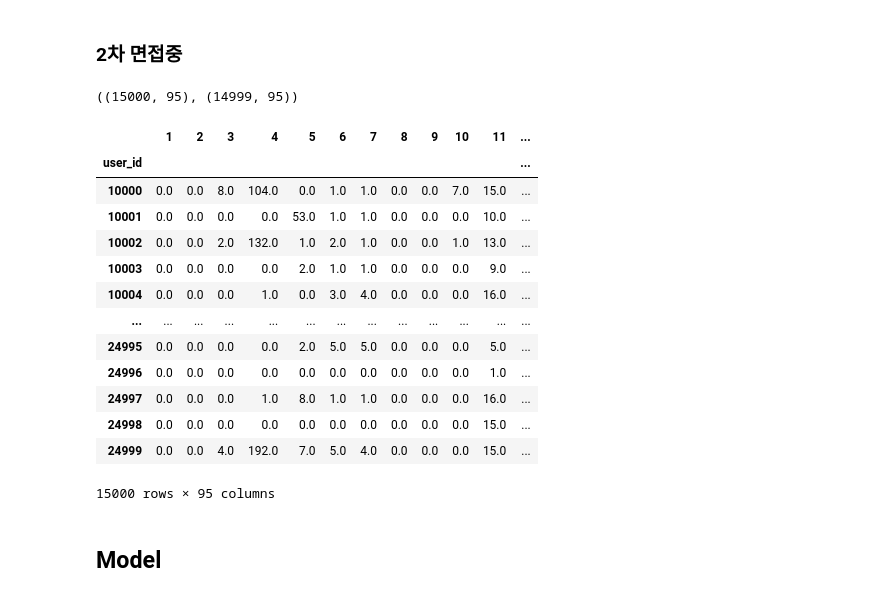
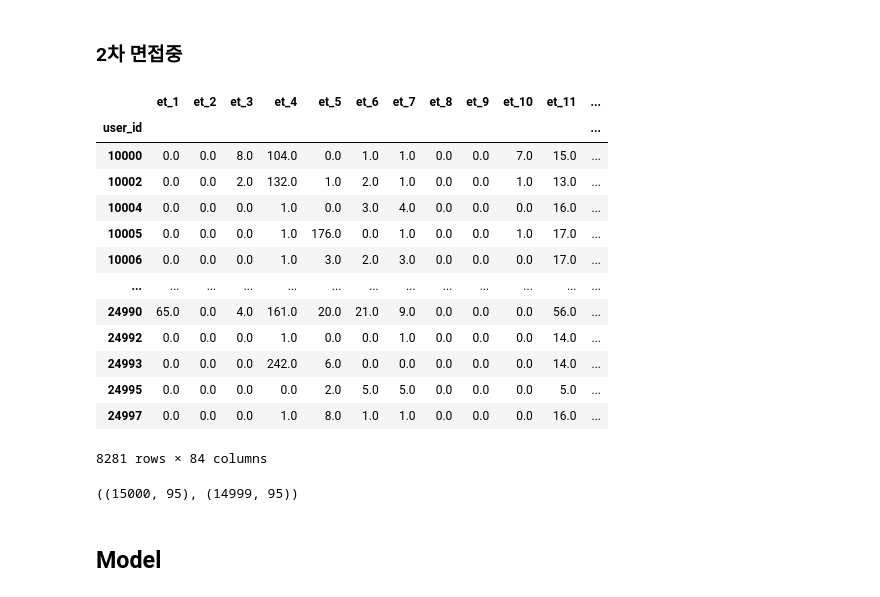
Before and after one commit to thinpig99/Comp_errorPredict, a Jupyter notebook: king_210120_new-feature-collection.ipynb, the cells around one changed output. Saved outputs shown, nothing was run; the diff lists cells and outputs as text; code cells hidden in the pictures.

```diff
--- a/king_210120_new-feature-collection.ipynb
+++ b/king_210120_new-feature-collection.ipynb
@@ -862,3 +893,15 @@ y = test_e.groupby(['user_id', 'errtype'])['errcode'].count().unstack().fillna(0
+# %%
+X = train_e.groupby(['user_id', 'errtype'])['errcode'].count().unstack().fillna(0)
+y = test_e.groupby(['user_id', 'errtype'])['errcode'].count().unstack().fillna(0)
+
+X.columns = ['et_1', 'et_2', 'et_3', 'et_4', 'et_5', 'et_6', 'et_7', 'et_8', 'et_9', 'et_10', 'et_11', 'et_12', 'et_13',
+ 'et_14', 'et_15', 'et_16', 'et_17', 'et_18', 'et_19', 'et_20', 'et_21', 'et_22', 'et_23', 'et_24', 'et_25',
+ 'et_26', 'et_27', 'et_28', 'et_30', 'et_31', 'et_32', 'et_33', 'et_34', 'et_35', 'et_36', 'et_37', 'et_38',
+ 'et_39', 'et_40', 'et_41', 'et_42']
+y.columns = ['et_1', 'et_2', 'et_3', 'et_4', 'et_5', 'et_6', 'et_7', 'et_8', 'et_9', 'et_10', 'et_11', 'et_12', 'et_13',
+ 'et_14', 'et_15', 'et_16', 'et_17', 'et_18', 'et_19', 'et_20', 'et_21', 'et_22', 'et_23', 'et_24', 'et_25',
+ 'et_26', 'et_27', 'et_28', 'et_30', 'et_31', 'et_32', 'et_33', 'et_34', 'et_35', 'et_36', 'et_37', 'et_38',
+ 'et_39', 'et_40', 'et_41', 'et_42']
 # %%
 # 하나 사라진 유저를 채워주는 코드입니다.
 y = y.reindex(pd.RangeIndex(y.index.max() + 1)).ffill(0)[30000:]
@@ -905,3 +948,6 @@ X.shape, y.shape
 ((15000, 84), (14999, 84))
 # %% [markdown]
 ### 2차 면접중
+# %%
+origin_q_train_user = list(train_q.user_id.unique())
+train_all_user = list(np.arange(10000, 25000, 1))
@@ -907,0 +957,3 @@ X.shape, y.shape
+# %%
+X_q = X.loc[origin_q_train_user,:]
+y_q = y.loc[origin_q_test_user, :]
@@ -907,0 +963,17 @@ X.shape, y.shape
+# %%
+X_q
+# %% [output]
+|  | et_1 | et_2 | et_3 | et_4 | et_5 | et_6 | et_7 | et_8 | et_9 | et_10 | et_11 | ... |
+| user_id |  |  |  |  |  |  |  |  |  |  |  | ... |
+| 10000 | 0.0 | 0.0 | 8.0 | 104.0 | 0.0 | 1.0 | 1.0 | 0.0 | 0.0 | 7.0 | 15.0 | ... |
+| 10002 | 0.0 | 0.0 | 2.0 | 132.0 | 1.0 | 2.0 | 1.0 | 0.0 | 0.0 | 1.0 | 13.0 | ... |
+| 10004 | 0.0 | 0.0 | 0.0 | 1.0 | 0.0 | 3.0 | 4.0 | 0.0 | 0.0 | 0.0 | 16.0 | ... |
+| 10005 | 0.0 | 0.0 | 0.0 | 1.0 | 176.0 | 0.0 | 1.0 | 0.0 | 0.0 | 1.0 | 17.0 | ... |
+| 10006 | 0.0 | 0.0 | 0.0 | 1.0 | 3.0 | 2.0 | 3.0 | 0.0 | 0.0 | 0.0 | 17.0 | ... |
+| ... | ... | ... | ... | ... | ... | ... | ... | ... | ... | ... | ... | ... |
+| 24990 | 65.0 | 0.0 | 4.0 | 161.0 | 20.0 | 21.0 | 9.0 | 0.0 | 0.0 | 0.0 | 56.0 | ... |
+| 24992 | 0.0 | 0.0 | 0.0 | 1.0 | 0.0 | 0.0 | 1.0 | 0.0 | 0.0 | 0.0 | 14.0 | ... |
+| 24993 | 0.0 | 0.0 | 0.0 | 242.0 | 6.0 | 0.0 | 0.0 | 0.0 | 0.0 | 0.0 | 14.0 | ... |
+| 24995 | 0.0 | 0.0 | 0.0 | 0.0 | 2.0 | 5.0 | 5.0 | 0.0 | 0.0 | 0.0 | 5.0 | ... |
+| 24997 | 0.0 | 0.0 | 0.0 | 1.0 | 8.0 | 1.0 | 1.0 | 0.0 | 0.0 | 0.0 | 16.0 | ... |
+8281 rows × 84 columns
@@ -913,19 +996,2 @@ X_temp.shape, y_temp.shape
 # %% [output]
 ((15000, 95), (14999, 95))
-# %%
-X_temp
-# %% [output]
-|  | 1 | 2 | 3 | 4 | 5 | 6 | 7 | 8 | 9 | 10 | 11 | ... |
-| user_id |  |  |  |  |  |  |  |  |  |  |  | ... |
-| 10000 | 0.0 | 0.0 | 8.0 | 104.0 | 0.0 | 1.0 | 1.0 | 0.0 | 0.0 | 7.0 | 15.0 | ... |
-| 10001 | 0.0 | 0.0 | 0.0 | 0.0 | 53.0 | 1.0 | 1.0 | 0.0 | 0.0 | 0.0 | 10.0 | ... |
-| 10002 | 0.0 | 0.0 | 2.0 | 132.0 | 1.0 | 2.0 | 1.0 | 0.0 | 0.0 | 1.0 | 13.0 | ... |
-| 10003 | 0.0 | 0.0 | 0.0 | 0.0 | 2.0 | 1.0 | 1.0 | 0.0 | 0.0 | 0.0 | 9.0 | ... |
-| 10004 | 0.0 | 0.0 | 0.0 | 1.0 | 0.0 | 3.0 | 4.0 | 0.0 | 0.0 | 0.0 | 16.0 | ... |
-| ... | ... | ... | ... | ... | ... | ... | ... | ... | ... | ... | ... | ... |
-| 24995 | 0.0 | 0.0 | 0.0 | 0.0 | 2.0 | 5.0 | 5.0 | 0.0 | 0.0 | 0.0 | 5.0 | ... |
-| 24996 | 0.0 | 0.0 | 0.0 | 0.0 | 0.0 | 0.0 | 0.0 | 0.0 | 0.0 | 0.0 | 1.0 | ... |
-| 24997 | 0.0 | 0.0 | 0.0 | 1.0 | 8.0 | 1.0 | 1.0 | 0.0 | 0.0 | 0.0 | 16.0 | ... |
-| 24998 | 0.0 | 0.0 | 0.0 | 0.0 | 0.0 | 0.0 | 0.0 | 0.0 | 0.0 | 0.0 | 15.0 | ... |
-| 24999 | 0.0 | 0.0 | 4.0 | 192.0 | 7.0 | 5.0 | 4.0 | 0.0 | 0.0 | 0.0 | 15.0 | ... |
-15000 rows × 95 columns
```
Also changed, not shown: parts of 27 cells of this notebook, 2 other files.
